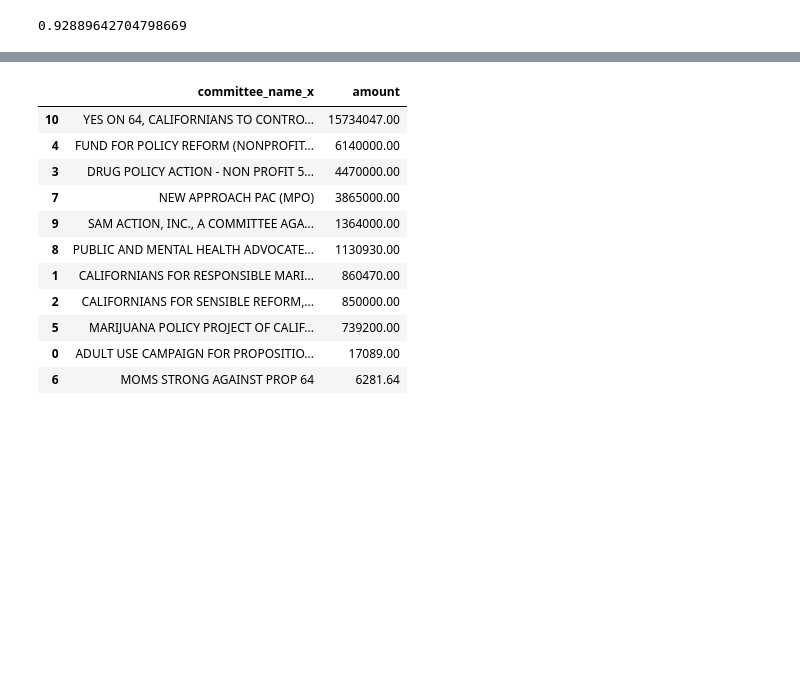
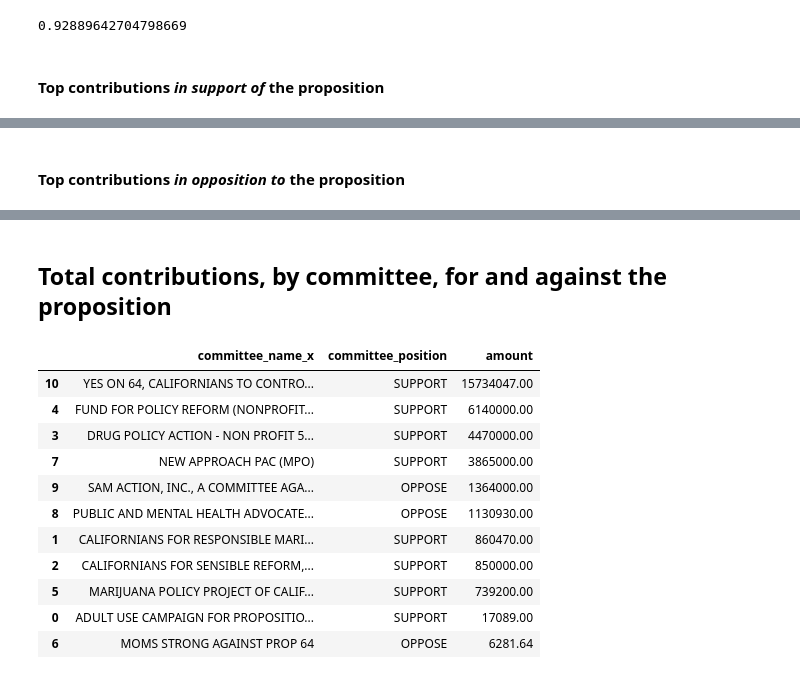
Before and after one commit to poser/python-data-mooc, a Jupyter notebook: ca-ballot-measures.ipynb, the cells around one changed output, grey strips where cells are left out. Saved outputs shown, nothing was run; the diff lists cells and outputs as text; code cells hidden in the pictures; blank space fills up the shorter version.

```diff
--- a/ca-ballot-measures.ipynb
+++ b/ca-ballot-measures.ipynb
@@ -67,6 +89,8 @@ oppose.amount.sum()
 support.amount.sum() / merged.amount.sum()
 # %% [output]
 0.92889642704798669
+# %% [markdown]
+#### Top contributions *in support of* the proposition
 # %%
 support.sort_values("amount", ascending=False).head()
 # %% [output]
@@ -76,6 +100,8 @@ support.sort_values("amount", ascending=False).head()
 | 851 | ocd-contest/232cb72c-1b11-4293-b4... | 1381868 | 83 | PROPOSITION 064- MARIJUANA LEGALI... | 465 | 1385745 | ... |
 | 846 | ocd-contest/232cb72c-1b11-4293-b4... | 1381868 | 83 | PROPOSITION 064- MARIJUANA LEGALI... | 464 | 1385506 | ... |
 | 852 | ocd-contest/232cb72c-1b11-4293-b4... | 1381868 | 83 | PROPOSITION 064- MARIJUANA LEGALI... | 465 | 1385745 | ... |
+# %% [markdown]
+#### Top contributions *in opposition to* the proposition
 # %%
 oppose.sort_values("amount", ascending=False).head()
 # %% [output]
@@ -85,18 +111,20 @@ oppose.sort_values("amount", ascending=False).head()
 | 310 | ocd-contest/232cb72c-1b11-4293-b4... | 1381868 | 83 | PROPOSITION 064- MARIJUANA LEGALI... | 459 | 1382568 | ... |
 | 308 | ocd-contest/232cb72c-1b11-4293-b4... | 1381868 | 83 | PROPOSITION 064- MARIJUANA LEGALI... | 459 | 1382568 | ... |
 | 840 | ocd-contest/232cb72c-1b11-4293-b4... | 1381868 | 83 | PROPOSITION 064- MARIJUANA LEGALI... | 463 | 1387789 | ... |
+# %% [markdown]
+## Total contributions, by committee, for and against the proposition
 # %%
-merged.groupby("committee_name_x").amount.sum().reset_index().sort_values("amount", ascending=False)
+merged.groupby(["committee_name_x", "committee_position"]).amount.sum().reset_index().sort_values("amount", ascending=False)
 # %% [output]
-|  | committee_name_x | amount |
-| 10 | YES ON 64, CALIFORNIANS TO CONTRO... | 15734047.00 |
-| 4 | FUND FOR POLICY REFORM (NONPROFIT... | 6140000.00 |
-| 3 | DRUG POLICY ACTION - NON PROFIT 5... | 4470000.00 |
-| 7 | NEW APPROACH PAC (MPO) | 3865000.00 |
-| 9 | SAM ACTION, INC., A COMMITTEE AGA... | 1364000.00 |
-| 8 | PUBLIC AND MENTAL HEALTH ADVOCATE... | 1130930.00 |
-| 1 | CALIFORNIANS FOR RESPONSIBLE MARI... | 860470.00 |
-| 2 | CALIFORNIANS FOR SENSIBLE REFORM,... | 850000.00 |
-| 5 | MARIJUANA POLICY PROJECT OF CALIF... | 739200.00 |
-| 0 | ADULT USE CAMPAIGN FOR PROPOSITIO... | 17089.00 |
-| 6 | MOMS STRONG AGAINST PROP 64 | 6281.64 |
+|  | committee_name_x | committee_position | amount |
+| 10 | YES ON 64, CALIFORNIANS TO CONTRO... | SUPPORT | 15734047.00 |
+| 4 | FUND FOR POLICY REFORM (NONPROFIT... | SUPPORT | 6140000.00 |
+| 3 | DRUG POLICY ACTION - NON PROFIT 5... | SUPPORT | 4470000.00 |
+| 7 | NEW APPROACH PAC (MPO) | SUPPORT | 3865000.00 |
+| 9 | SAM ACTION, INC., A COMMITTEE AGA... | OPPOSE | 1364000.00 |
+| 8 | PUBLIC AND MENTAL HEALTH ADVOCATE... | OPPOSE | 1130930.00 |
+| 1 | CALIFORNIANS FOR RESPONSIBLE MARI... | SUPPORT | 860470.00 |
+| 2 | CALIFORNIANS FOR SENSIBLE REFORM,... | SUPPORT | 850000.00 |
+| 5 | MARIJUANA POLICY PROJECT OF CALIF... | SUPPORT | 739200.00 |
+| 0 | ADULT USE CAMPAIGN FOR PROPOSITIO... | SUPPORT | 17089.00 |
+| 6 | MOMS STRONG AGAINST PROP 64 | OPPOSE | 6281.64 |
```
Also changed, not shown: parts of 11 cells of this notebook.
